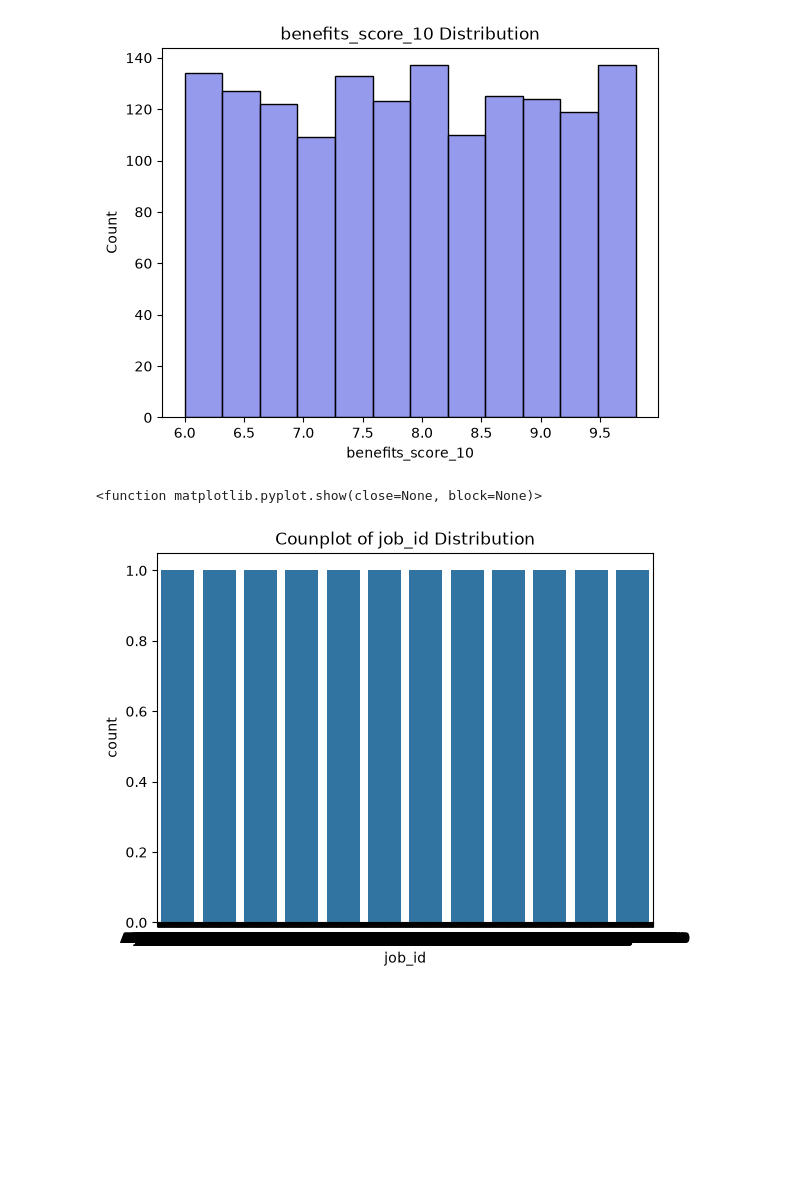
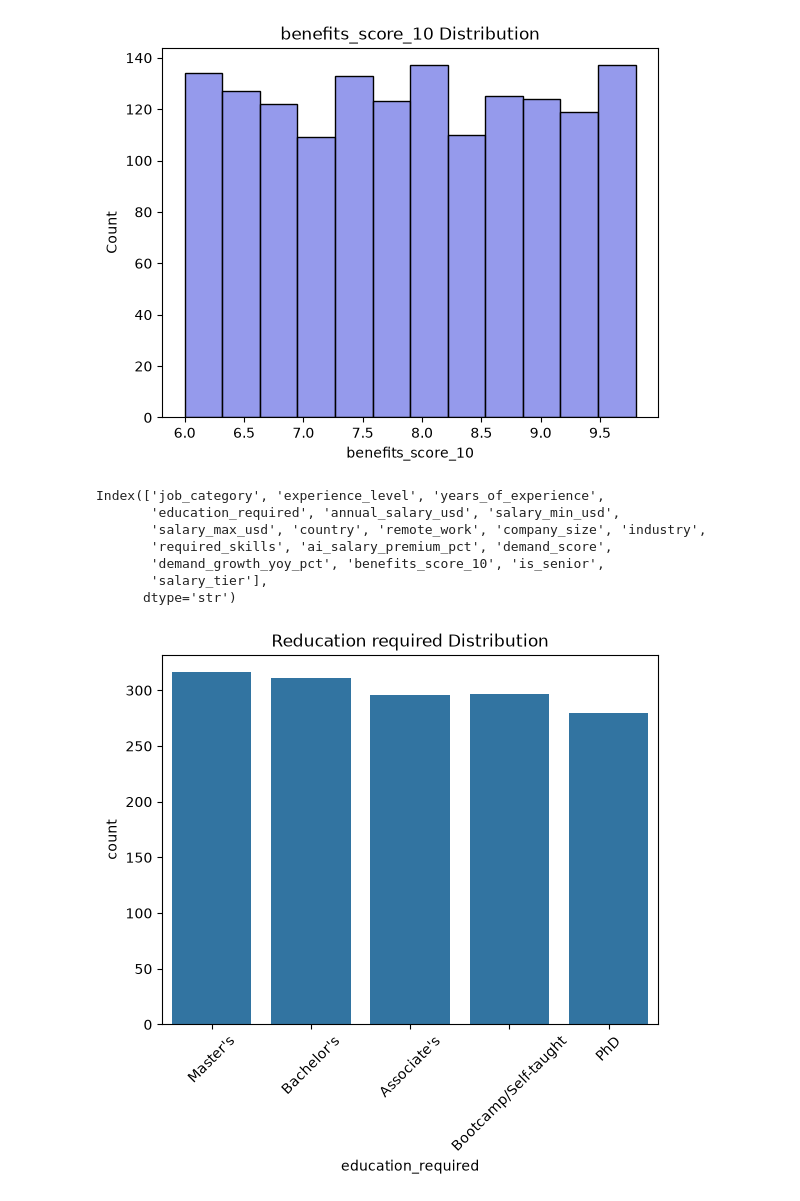
Before and after one commit to ingalemansi70/Machine_Learning, a Jupyter notebook: Assignment_19.ipynb, the cells around one changed output. Saved outputs shown, nothing was run; the diff lists cells and outputs as text; code cells hidden in the pictures; blank space fills up the shorter version.

```diff
--- a/Assignment_19.ipynb
+++ b/Assignment_19.ipynb
@@ -167,7 +191,17 @@ categorial_df=df[["job_id","job_title","job_category","experience_level","educat
 # %%
-sns.countplot(data=df,x="job_id")
-plt.title("Counplot of job_id Distribution")
-plt.show
+df.columns
 # %% [output]
-<function matplotlib.pyplot.show(close=None, block=None)>
+Index(['job_category', 'experience_level', 'years_of_experience',
+       'education_required', 'annual_salary_usd', 'salary_min_usd',
+       'salary_max_usd', 'country', 'remote_work', 'company_size', 'industry',
+       'required_skills', 'ai_salary_premium_pct', 'demand_score',
+       'demand_growth_yoy_pct', 'benefits_score_10', 'is_senior',
+       'salary_tier'],
+      dtype='str')
-[figure, removed]
+# %%
+sns.countplot(data=df,x="education_required",)
+plt.title("Reducation required Distribution")
+plt.xticks(rotation =45)
+plt.show()
+# %% [output]
+[figure, added]
```
Also changed, not shown: parts of 16 cells of this notebook.
